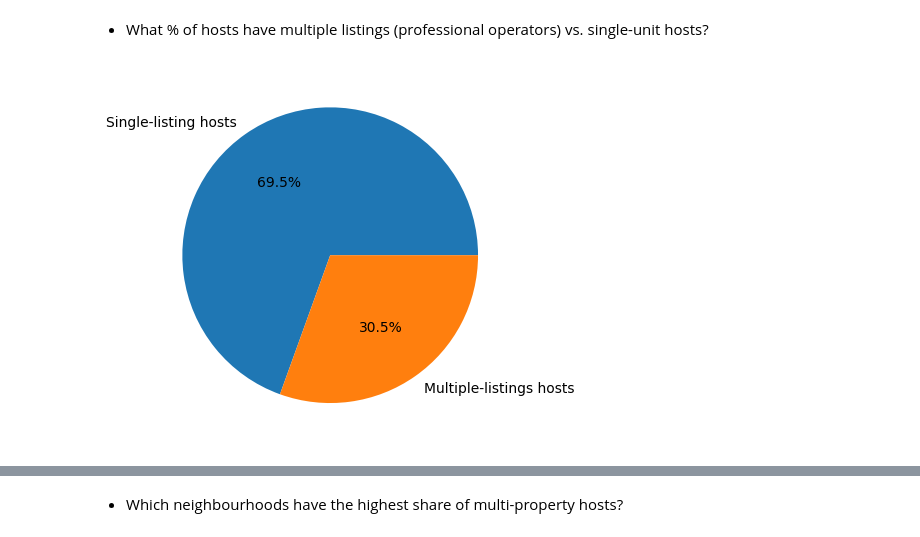
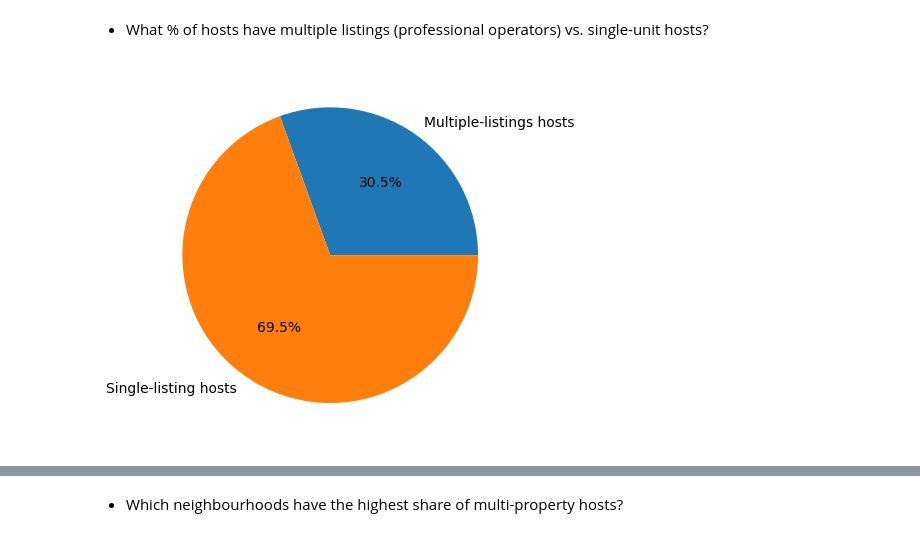
Before and after one commit to EdgarHTT/Airbnb_CDMX_EDA, a Jupyter notebook: Airbnb_CDMX_EDA.ipynb, the cells around one changed output, grey strips where cells are left out. Drawn from its saved outputs; the diff is of its cells as text; code cells hidden in the pictures.

```diff
--- a/Airbnb_CDMX_EDA.ipynb
+++ b/Airbnb_CDMX_EDA.ipynb
@@ -287,12 +295,12 @@ According to Encuesta Nacional de Ingresos y Gastos de los Hogares 2024 (ENIGH).
 # %%
 host_listing_counts = listings.groupby("host_id").size()
 
 host_groups = {
-    "Single-listing hosts": (host_listing_counts == 1).sum(),
-    "Multiple-listings hosts": (host_listing_counts > 1).sum()
+    "Multiple-listings hosts": (host_listing_counts > 1).sum(),
+    "Single-listing hosts": (host_listing_counts == 1).sum()
 }
 
 fig, ax = plt.subplots()
 ax.pie(host_groups.values(), labels=host_groups.keys(), autopct="%1.1f%%");
 # %% [output]
-[figure, old version]
+[figure, new version]
```
Also changed, not shown: parts of 12 cells of this notebook.
